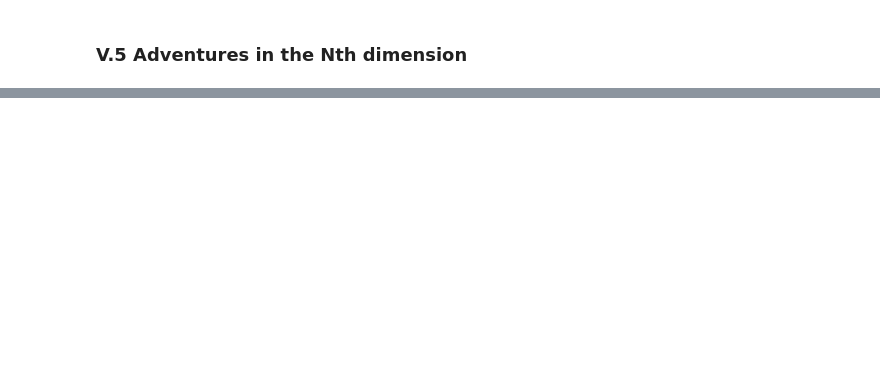
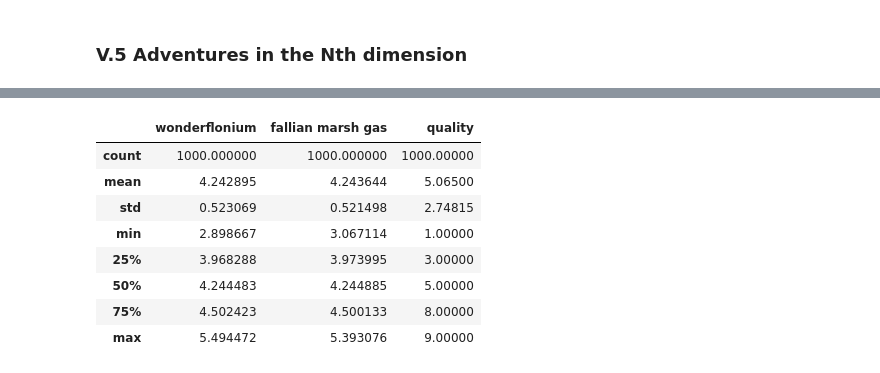
Before and after one commit to ThomasH88/ft_sommelier, a Jupyter notebook: ft_sommelier.ipynb, the cells around one changed output, grey strips where cells are left out. Saved outputs shown, nothing was run; the diff lists cells and outputs as text; code cells hidden in the pictures; blank space fills up the shorter version.

```diff
--- a/ft_sommelier.ipynb
+++ b/ft_sommelier.ipynb
@@ -554,0 +540,12 @@ class Adaline_2:
+# %%
+galactic_df.describe()
+# %% [output]
+|  | wonderflonium | fallian marsh gas | quality |
+| count | 1000.000000 | 1000.000000 | 1000.00000 |
+| mean | 4.242895 | 4.243644 | 5.06500 |
+| std | 0.523069 | 0.521498 | 2.74815 |
+| min | 2.898667 | 3.067114 | 1.00000 |
+| 25% | 3.968288 | 3.973995 | 3.00000 |
+| 50% | 4.244483 | 4.244885 | 5.00000 |
+| 75% | 4.502423 | 4.500133 | 8.00000 |
+| max | 5.494472 | 5.393076 | 9.00000 |
```
Also changed, not shown: parts of 26 cells of this notebook.
